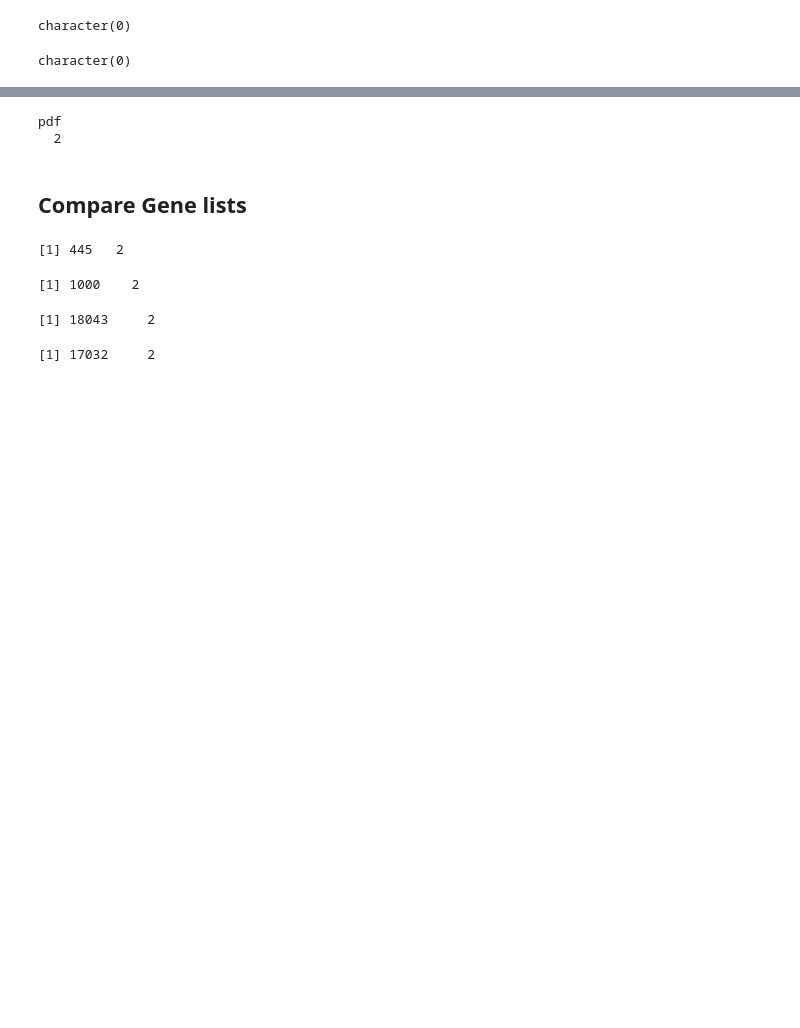
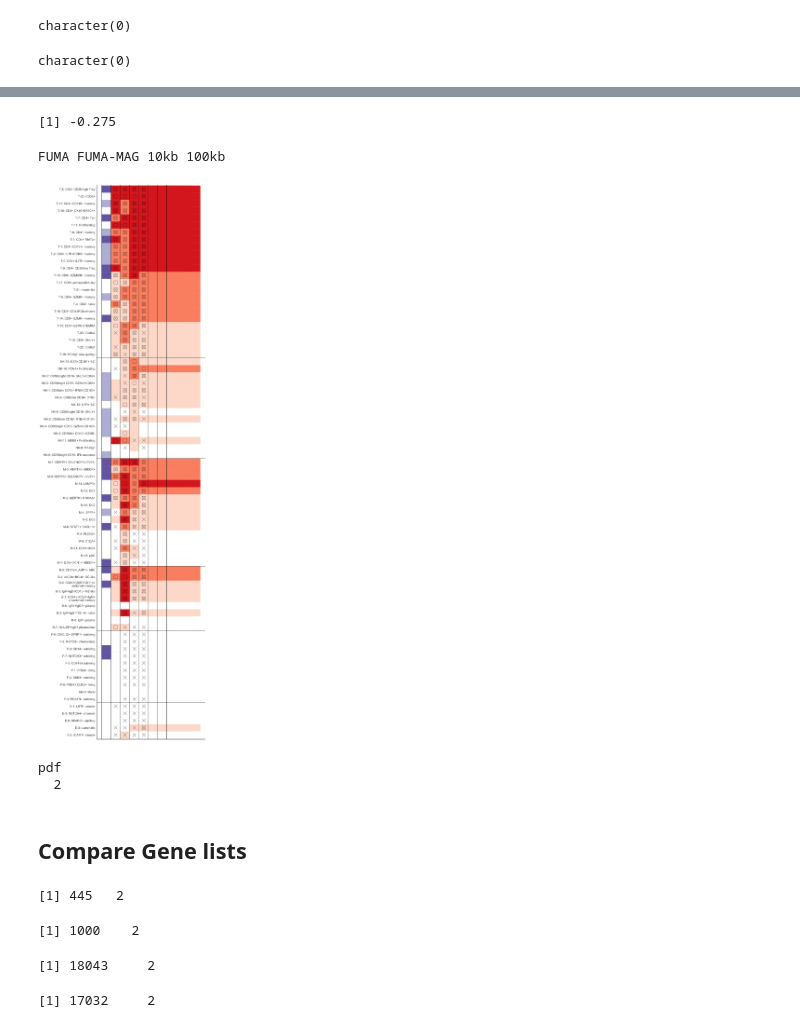
Before and after one commit to fanzhanglab/SCRNA-GWAS-Benchmarking, a Jupyter notebook: analysis/0C_Preproc/FUMA.ipynb, the cells around one changed output, grey strips where cells are left out. Cells and saved outputs as stored; diff of their text form; code cells hidden in the pictures; blank space fills up the shorter version.

Commit message:
changed graphing style

```diff
--- a/analysis/0C_Preproc/FUMA.ipynb
+++ b/analysis/0C_Preproc/FUMA.ipynb
@@ -121,2 +98,18 @@ micro_100 <- fread("~/Desktop/SCRNA-GWAS-Benchmarking/output/scDRS_Win/RA_100kb.
 clusters_fuma <- fread(paste0(down_dir, "RA.scdrs_group.cell_type_micro_fuma_onlyinexp_051223"))
 clusters_fuma_mag <- fread(paste0(down_dir, "RA.scdrs_group.cell_type_micro_fumagma_onlyinexp_051223"))
+# %%
+## Use names better for visualization
+add_spaces_dict <- c("B-0: CD24+CD27+CD11b+\n switched memory",
+                    "B-1: CD24++CD27+IgM+\n unswitched memory")
+names(add_spaces_dict) <- c("B-0: CD24+CD27+CD11b+ switched memory", "B-1: CD24++CD27+IgM+ unswitched memory")
+micro_10$group2 <- as.character(micro_10$group)
+micro_100$group2 <- as.character(micro_100$group)
+clusters_fuma$group2 <- as.character(clusters_fuma$group)
+clusters_fuma_mag$group2 <- as.character(clusters_fuma_mag$group)
+for (cell_group in names(add_spaces_dict)) {
+    print(add_spaces_dict[cell_group])
+    clusters_fuma[clusters_fuma$group == cell_group,]$group2 <- add_spaces_dict[cell_group]
+    clusters_fuma_mag[clusters_fuma_mag$group == cell_group,]$group2 <- add_spaces_dict[cell_group]
+    micro_10[micro_10$group == cell_group,]$group2 <- add_spaces_dict[cell_group]
+    micro_100[micro_100$group == cell_group,]$group2 <- add_spaces_dict[cell_group]
+    }
@@ -125,10 +123,10 @@ clusters_fuma_mag <- fread(paste0(down_dir, "RA.scdrs_group.cell_type_micro_fuma
 ranked_cell_clusters <- c()
 for (cell_type in meta_colors1) {
     # get the ranked cells in that group
-    data <- micro_5035[micro_5035$group %in% names(cell_type),]
+    data <- micro_10[micro_10$group2 %in% names(cell_type),]
     data <- data[order(abs(assoc_mcz)),]
     # now add the ranked cells to a list
-    ranked_cell_clusters <- c(ranked_cell_clusters, data$group)
+    ranked_cell_clusters <- c(ranked_cell_clusters, data$group2)
     }
 ranked_cell_clusters
 # %% [output]
@@ -212,0 +168,56 @@ p
+# %%
+-.1225 - .1525
+# %% [output]
+[1] -0.275
+# %%
+
+p1 <-
+# FUMA
+    ggplot(clusters_fuma) +
+    geom_tile(data=clusters_fuma, aes(x=0, y=factor(group2, levels=ranked_cell_clusters), fill=factor(group2, levels=ranked_cell_clusters))) +
+    scale_fill_manual(values=exp_colors_ra) +
+    new_scale("fill") +
+# FUMA
+    geom_tile(data=clusters_fuma, aes(x=0.15, y=factor(group2, levels=ranked_cell_clusters), fill=cut(assoc_mcz, breaks = c(-5, 1, 3, 5, 12)))) +
+     geom_point(data = clusters_fuma[clusters_fuma$assoc_mcp < 0.05,], aes(x=-0.275, y=group2), size=7, color='black', shape=0) +
+    geom_point(data = clusters_fuma[clusters_fuma$hetero_mcp < 0.05,], aes(x=-0.275, y=group2), size=7, color='black', shape=4) +
+# FUMA+MAGMA10kb
+geom_tile(data=clusters_fuma_mag, aes(x=0.3, y=factor(group2, levels=ranked_cell_clusters), fill=cut(assoc_mcz, breaks = c(-5, 1, 3, 5, 12)))) +
+     geom_point(data = clusters_fuma_mag[clusters_fuma_mag$assoc_mcp < 0.05,], aes(x=-0.1225, y=group2), size=7, color='black', shape=0) +
+    geom_point(data = clusters_fuma_mag[clusters_fuma_mag$hetero_mcp < 0.05,], aes(x=-0.1225, y=group2), size=7, color='black', shape=4) +
+# 10kb
+geom_tile(data=micro_10, aes(x=0.45, y=factor(group2, levels=ranked_cell_clusters), fill=cut(assoc_mcz, breaks = c(-5, 1, 3, 5, 12)))) +
+     geom_point(data = micro_10[micro_10$assoc_mcp < 0.05,], aes(x=0.03, y=group2), size=7, color='black', shape=0) +
+    geom_point(data = micro_10[micro_10$hetero_mcp < 0.05,], aes(x=0.03, y=group2), size=7, color='black', shape=4) +
+# 100kb
+geom_tile(data=micro_100, aes(x=0.6, y=factor(group2, levels=ranked_cell_clusters), fill=cut(assoc_mcz, breaks = c(-5, 1, 3, 5, 12)))) +
+     geom_point(data = micro_100[micro_100$assoc_mcp < 0.05,], aes(x=0.1825, y=group2), size=7, color='black', shape=0) +
+    geom_point(data = micro_100[micro_100$hetero_mcp < 0.05,], aes(x=0.1825, y=group2), size=7, color='black', shape=4) +
+scale_fill_manual(values = c('white', '#fee0d2', "#fc9272", '#de2d26'),
+                   limits = c('(-5,1]', '(1,3]', '(3,5]', '(5,12]'))  + labs(y="scDRS Zscore",x='',fill="Group Zscore") +
+
+
+
+
+
+
+    geom_vline(xintercept=-0.35) + geom_vline(xintercept=-0.5) +geom_vline(xintercept=-0.2) +
+    geom_vline(xintercept=-0.05) +geom_vline(xintercept=0.105) + geom_vline(xintercept=0.255) + geom_vline(xintercept=0.405) +
+geom_vline(xintercept=0.555) +
+
+    theme_classic(base_size =17.5) +
+    theme(
+           legend.position="none", axis.text.x = element_blank(),
+          axis.title.y = element_blank(), axis.ticks.y = element_blank(),
+         axis.ticks.x = element_blank(), axis.title.x = element_blank()) +
+ geom_hline(yintercept=5.5) + geom_hline(yintercept=15.5)+ geom_hline(yintercept=24.5)+ geom_hline(yintercept=39.5)+ geom_hline(yintercept=53.5) +
+labs(fill='Group\nZ_score')
+
+#0.473098330241187
+#0.357142857142857
+options(repr.plot.height = 0.473098330241187*nrow(micro_10), repr.plot.width =11)
+cat("FUMA", "FUMA-MAG", "10kb", "100kb")
+p1
+# %% [output]
+FUMA FUMA-MAG 10kb 100kb
+[figure, added]
```
Also changed, not shown: parts of 11 cells of this notebook.
